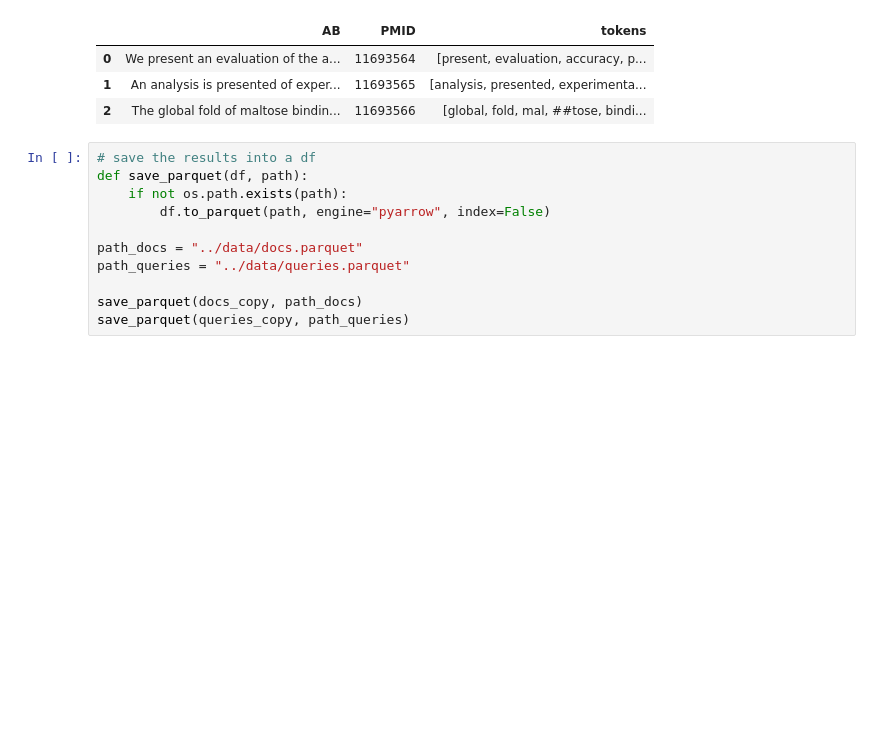
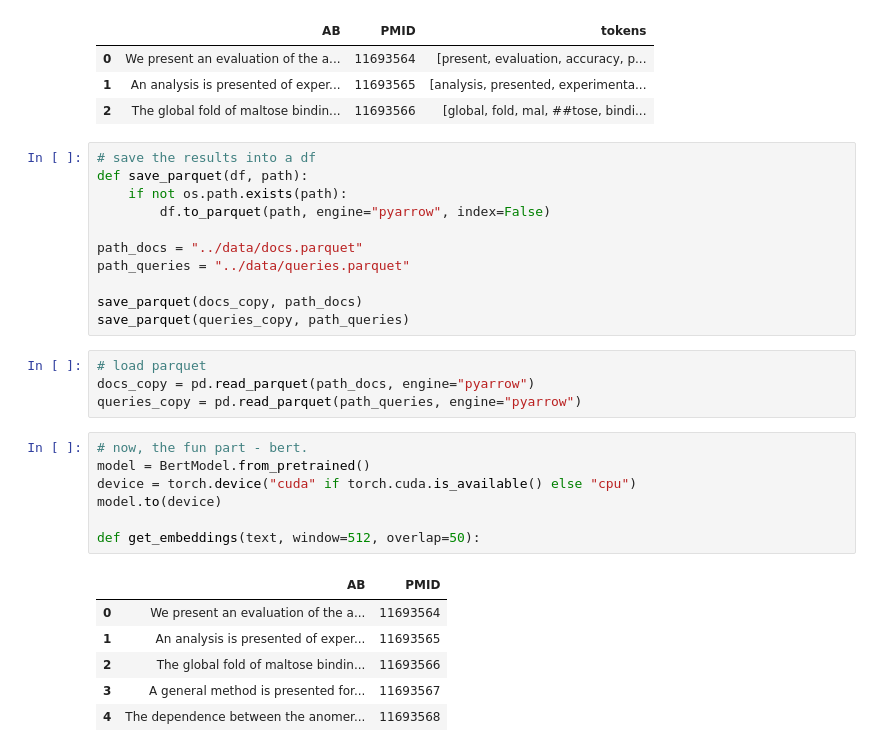
Before and after one commit to Lolya-cloud/fir-project, a Jupyter notebook: scripts/info-retrieval.ipynb, the cells around one changed output. Drawn from its saved outputs; the diff is of its cells as text; blank space fills up the shorter version.

```diff
--- a/scripts/info-retrieval.ipynb
+++ b/scripts/info-retrieval.ipynb
@@ -238,3 +236,21 @@ path_queries = "../data/queries.parquet"
 
 save_parquet(docs_copy, path_docs)
 save_parquet(queries_copy, path_queries)
+# %%
+# load parquet
+docs_copy = pd.read_parquet(path_docs, engine="pyarrow")
+queries_copy = pd.read_parquet(path_queries, engine="pyarrow")
+# %%
+# now, the fun part - bert.
+model = BertModel.from_pretrained()
+device = torch.device("cuda" if torch.cuda.is_available() else "cpu")
+model.to(device)
+
+def get_embeddings(text, window=512, overlap=50):
+# %% [output]
+|  | AB | PMID |
+| 0 | We present an evaluation of the a... | 11693564 |
+| 1 | An analysis is presented of exper... | 11693565 |
+| 2 | The global fold of maltose bindin... | 11693566 |
+| 3 | A general method is presented for... | 11693567 |
+| 4 | The dependence between the anomer... | 11693568 |
```
Also changed, not shown: parts of 2 cells of this notebook.
